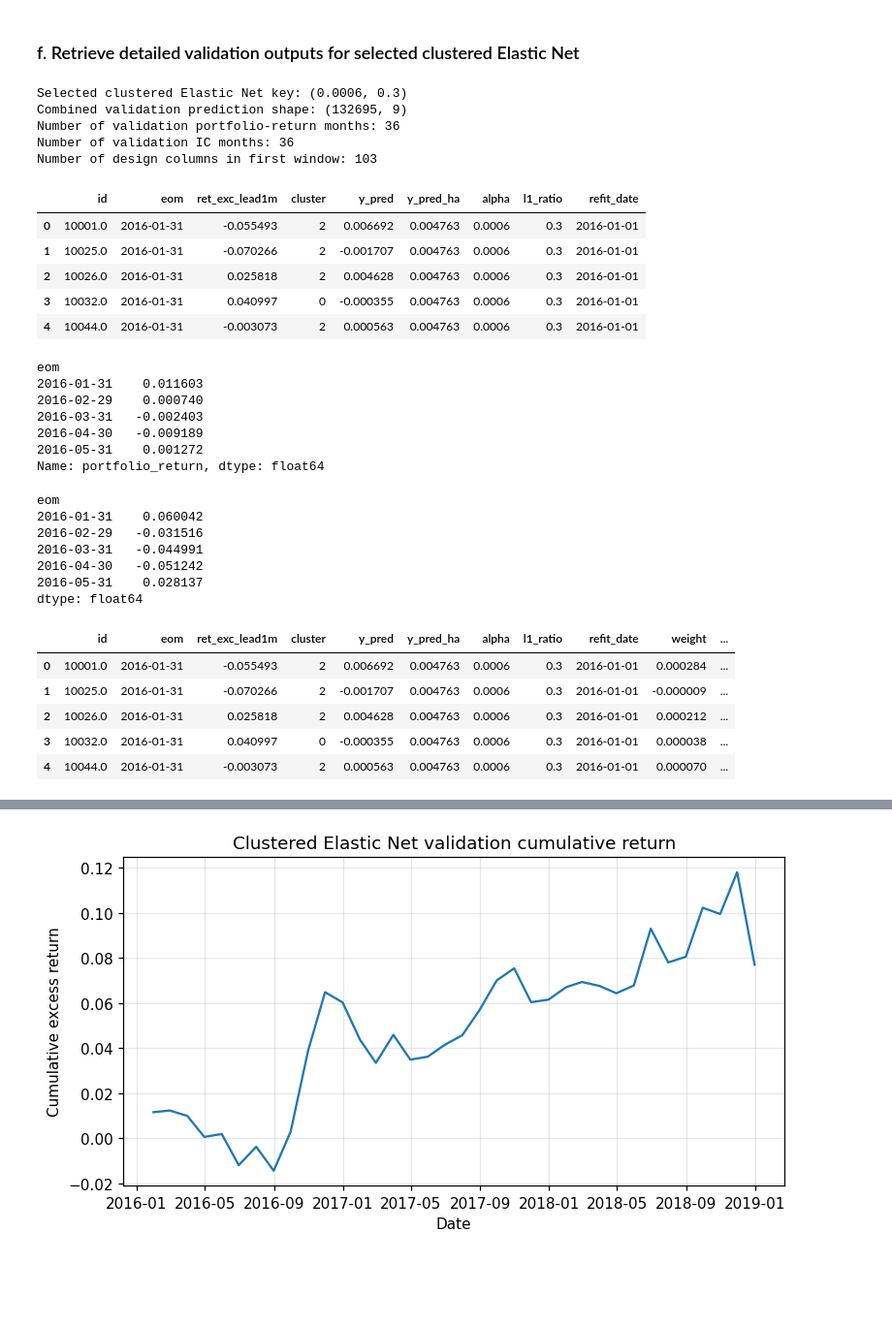
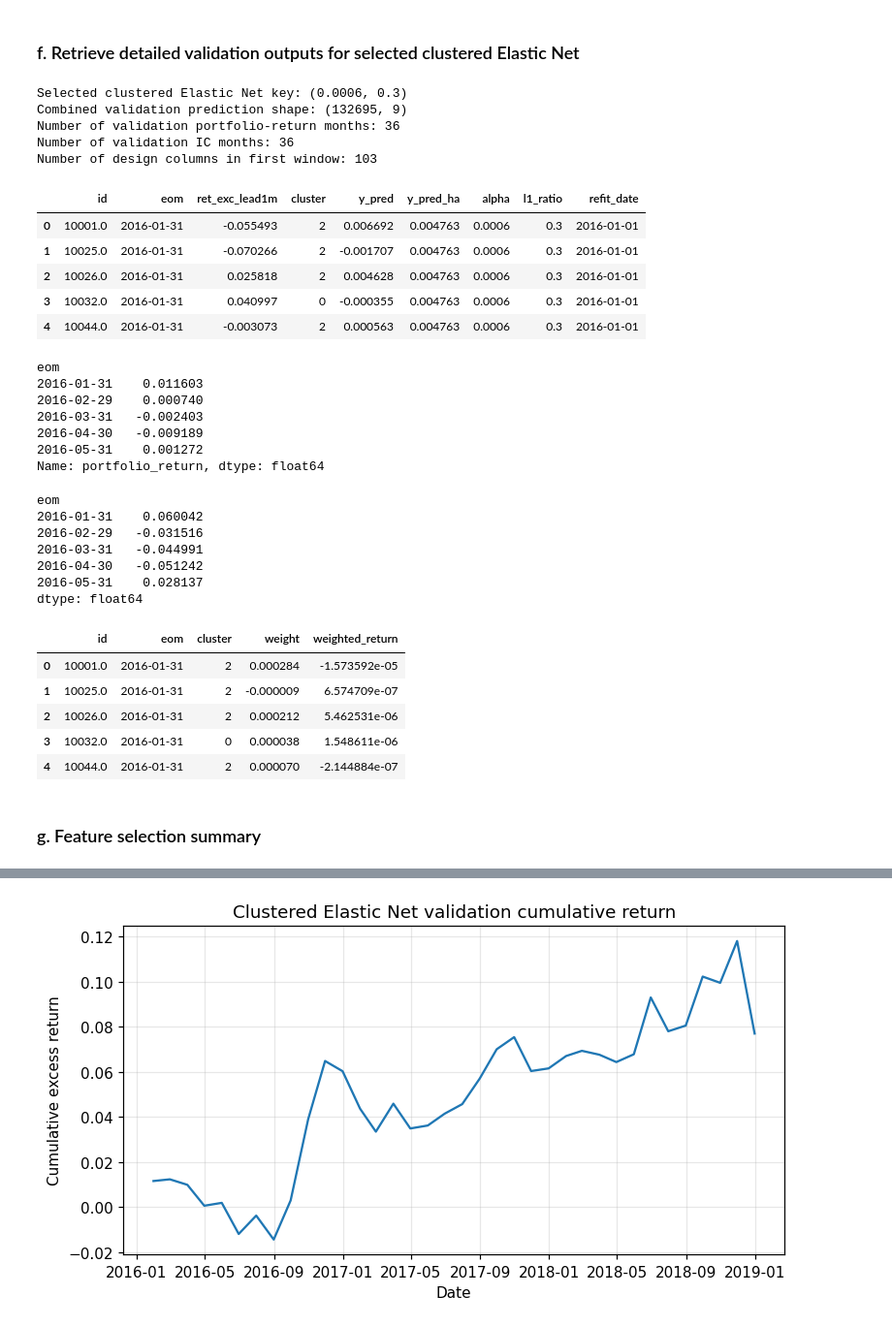
Before and after one commit to JackyJacky1029/FINA-4713-Group-9-Project, a Jupyter notebook: jkp_project.ipynb, the cells around one changed output, grey strips where cells are left out. Shown at 97% size. Cells and saved outputs as stored; diff of their text form; code cells hidden in the pictures; blank space fills up the shorter version.

```diff
--- a/jkp_project.ipynb
+++ b/jkp_project.ipynb
@@ -2653,9 +2937,9 @@ def fit_assign_kmeans_clusters(
     X_cluster_est = est_out[cluster_feature_cols].copy()
     X_cluster_pred = pred_out[cluster_feature_cols].copy()
 
-    # Defensive checks.
-    assert X_cluster_est.isna().sum().sum() == 0, "Missing values in estimation clustering matrix."
-    assert X_cluster_pred.isna().sum().sum() == 0, "Missing values in prediction clustering matrix."
+    # # Defensive checks.
+    # assert X_cluster_est.isna().sum().sum() == 0, "Missing values in estimation clustering matrix."
+    # assert X_cluster_pred.isna().sum().sum() == 0, "Missing values in prediction clustering matrix."
 
     # Fit K-means using only the current estimation window.
     kmeans_model = KMeans(
@@ -3162,6 +3623,20 @@ l1_ratio_grid_clustered = [0.2,
 # %% [markdown]
 ### c. Run clustered Elastic Net validation tuning
 # %%
+clustered_valid_precomputed = precompute_clustered_elasticnet_inputs(
+    update_window=valid_update_window,
+    prediction_feature_cols=log_prediction_features,
+    cluster_feature_cols=log_cluster_features,
+    target_col=target,
+    K=K_star,
+    id_col="id",
+    date_col="eom",
+    cluster_col="cluster",
+    baseline_cluster=0,
+    random_state=42,
+    n_init=40
+)
+
 clustered_enet_tuning_results, clustered_enet_outputs = tune_clustered_elasticnet(
     valid_update_window=valid_update_window,
     alpha_grid=alpha_grid_clustered,
@@ -3176,7 +3651,8 @@ clustered_enet_tuning_results, clustered_enet_outputs = tune_clustered_elasticne
     baseline_cluster=0,
     min_stocks_per_month=20,
     max_abs_weight=max_abs_weight,
-    random_state=42
+    random_state=42,
+    precomputed_inputs=clustered_valid_precomputed
 )
 
 display(clustered_enet_tuning_results)
@@ -3241,8 +3714,8 @@ Validation performance of selected clustered Elastic Net:
 # %% [markdown]
 ### f. Retrieve detailed validation outputs for selected clustered Elastic Net
 # %%
-# Create dictionary key for the selected hyperparameter pair.
-best_clustered_key = (alpha_clustered_star, l1_ratio_clustered_star)
+# Clustered ouput with best hyperparameters.
+best_clustered_outputs = clustered_enet_outputs[(alpha_clustered_star, l1_ratio_clustered_star)]
 
 # Stock-level validation predictions.
     # Includes:
@@ -3254,22 +3727,22 @@ best_clustered_key = (alpha_clustered_star, l1_ratio_clustered_star)
     # - historical-average benchmark prediction
     # - hyperparameter values
     # - refit_date
-clustered_valid_pred = clustered_enet_outputs[best_clustered_key]["predictions"]
+clustered_valid_pred = best_clustered_outputs["predictions"]
 
 # Monthly validation long-short portfolio returns.
-clustered_valid_pf_returns = clustered_enet_outputs[best_clustered_key]["portfolio_returns"]
+clustered_valid_pf_returns = best_clustered_outputs["portfolio_returns"]
 
 # Monthly Spearman IC values.
-clustered_valid_monthly_ic = clustered_enet_outputs[best_clustered_key]["monthly_ic"]
+clustered_valid_monthly_ic = best_clustered_outputs["monthly_ic"]
 
 # Stock-level portfolio weights.
-clustered_valid_weights = clustered_enet_outputs[best_clustered_key]["weights"]
+clustered_valid_weights = best_clustered_outputs["weights"]
 
 # Design matrix column names for each validation window.
 # Useful for checking the number of regressors created by dummies and interactions.
-clustered_design_cols_by_window = clustered_enet_outputs[best_clustered_key]["design_cols_by_window"]
+clustered_design_cols_by_window = best_clustered_outputs["design_cols_by_window"]
 
-print("Selected clustered Elastic Net key:", best_clustered_key)
+print("Selected clustered Elastic Net key:", (alpha_clustered_star, l1_ratio_clustered_star))
 print("Combined validation prediction shape:", clustered_valid_pred.shape)
 print("Number of validation portfolio-return months:", len(clustered_valid_pf_returns))
 print("Number of validation IC months:", len(clustered_valid_monthly_ic))
@@ -3277,37 +3750,37 @@ print("Number of design columns in first window:", len(clustered_design_cols_by_
 
 display(clustered_valid_pred.head())
 display(clustered_valid_pf_returns.head())
 display(clustered_valid_monthly_ic.head())
-display(clustered_valid_weights.head())
+display(clustered_valid_weights[['id', 'eom', 'cluster', 'weight', 'weighted_return']].head())
 # %% [output]
 Selected clustered Elastic Net key: (0.0006, 0.3)
 Combined validation prediction shape: (132695, 9)
 Number of validation portfolio-return months: 36
 Number of validation IC months: 36
 Number of design columns in first window: 103
 |  | id | eom | ret_exc_lead1m | cluster | y_pred | y_pred_ha | alpha | l1_ratio | refit_date |
 | 0 | 10001.0 | 2016-01-31 | -0.055493 | 2 | 0.006692 | 0.004763 | 0.0006 | 0.3 | 2016-01-01 |
 | 1 | 10025.0 | 2016-01-31 | -0.070266 | 2 | -0.001707 | 0.004763 | 0.0006 | 0.3 | 2016-01-01 |
 | 2 | 10026.0 | 2016-01-31 | 0.025818 | 2 | 0.004628 | 0.004763 | 0.0006 | 0.3 | 2016-01-01 |
 | 3 | 10032.0 | 2016-01-31 | 0.040997 | 0 | -0.000355 | 0.004763 | 0.0006 | 0.3 | 2016-01-01 |
 | 4 | 10044.0 | 2016-01-31 | -0.003073 | 2 | 0.000563 | 0.004763 | 0.0006 | 0.3 | 2016-01-01 |
 eom
 2016-01-31    0.011603
 2016-02-29    0.000740
 2016-03-31   -0.002403
 2016-04-30   -0.009189
 2016-05-31    0.001272
 Name: portfolio_return, dtype: float64
 eom
 2016-01-31    0.060042
 2016-02-29   -0.031516
 2016-03-31   -0.044991
 2016-04-30   -0.051242
 2016-05-31    0.028137
 dtype: float64
-|  | id | eom | ret_exc_lead1m | cluster | y_pred | y_pred_ha | alpha | l1_ratio | refit_date | weight | ... |
-| 0 | 10001.0 | 2016-01-31 | -0.055493 | 2 | 0.006692 | 0.004763 | 0.0006 | 0.3 | 2016-01-01 | 0.000284 | ... |
-| 1 | 10025.0 | 2016-01-31 | -0.070266 | 2 | -0.001707 | 0.004763 | 0.0006 | 0.3 | 2016-01-01 | -0.000009 | ... |
-| 2 | 10026.0 | 2016-01-31 | 0.025818 | 2 | 0.004628 | 0.004763 | 0.0006 | 0.3 | 2016-01-01 | 0.000212 | ... |
-| 3 | 10032.0 | 2016-01-31 | 0.040997 | 0 | -0.000355 | 0.004763 | 0.0006 | 0.3 | 2016-01-01 | 0.000038 | ... |
-| 4 | 10044.0 | 2016-01-31 | -0.003073 | 2 | 0.000563 | 0.004763 | 0.0006 | 0.3 | 2016-01-01 | 0.000070 | ... |
+|  | id | eom | cluster | weight | weighted_return |
+| 0 | 10001.0 | 2016-01-31 | 2 | 0.000284 | -1.573592e-05 |
+| 1 | 10025.0 | 2016-01-31 | 2 | -0.000009 | 6.574709e-07 |
+| 2 | 10026.0 | 2016-01-31 | 2 | 0.000212 | 5.462531e-06 |
+| 3 | 10032.0 | 2016-01-31 | 0 | 0.000038 | 1.548611e-06 |
+| 4 | 10044.0 | 2016-01-31 | 2 | 0.000070 | -2.144884e-07 |
@@ -3624,0 +3787,2 @@ def audit_clustered_elasticnet_feature_selection(
+# %% [markdown]
+### g. Feature selection summary
```
Also changed, not shown: parts of 73 cells of this notebook.
